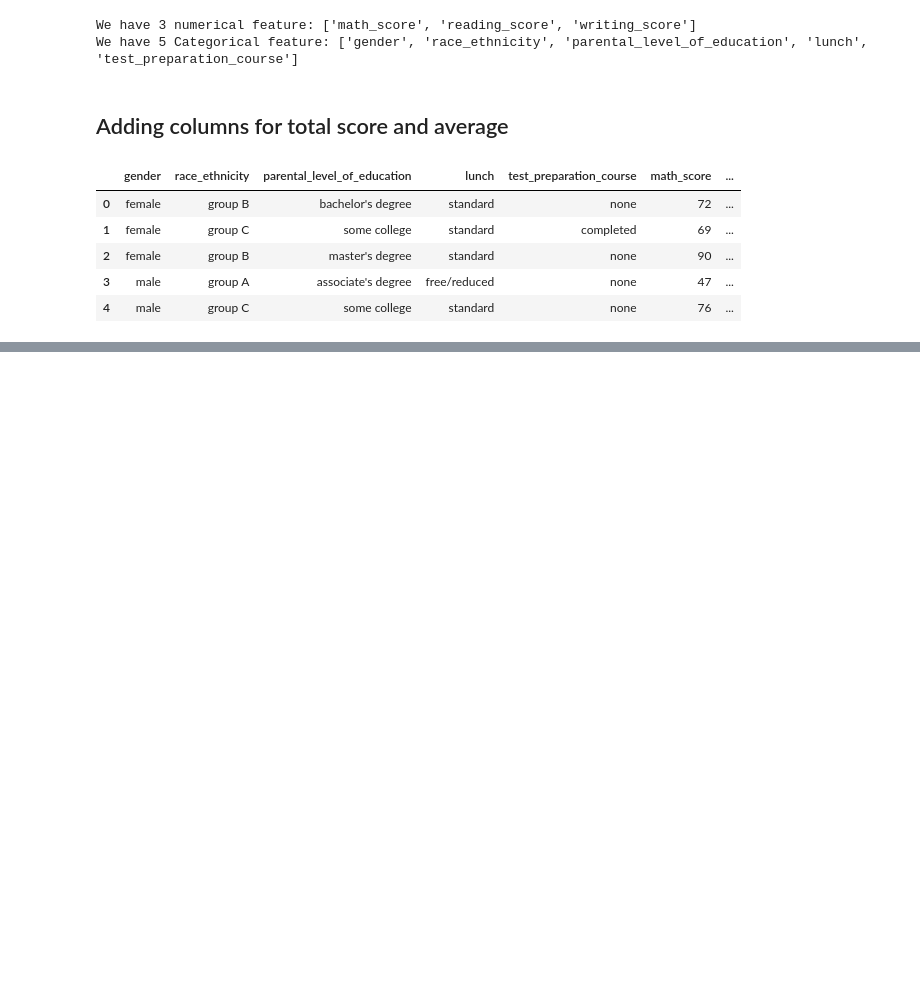
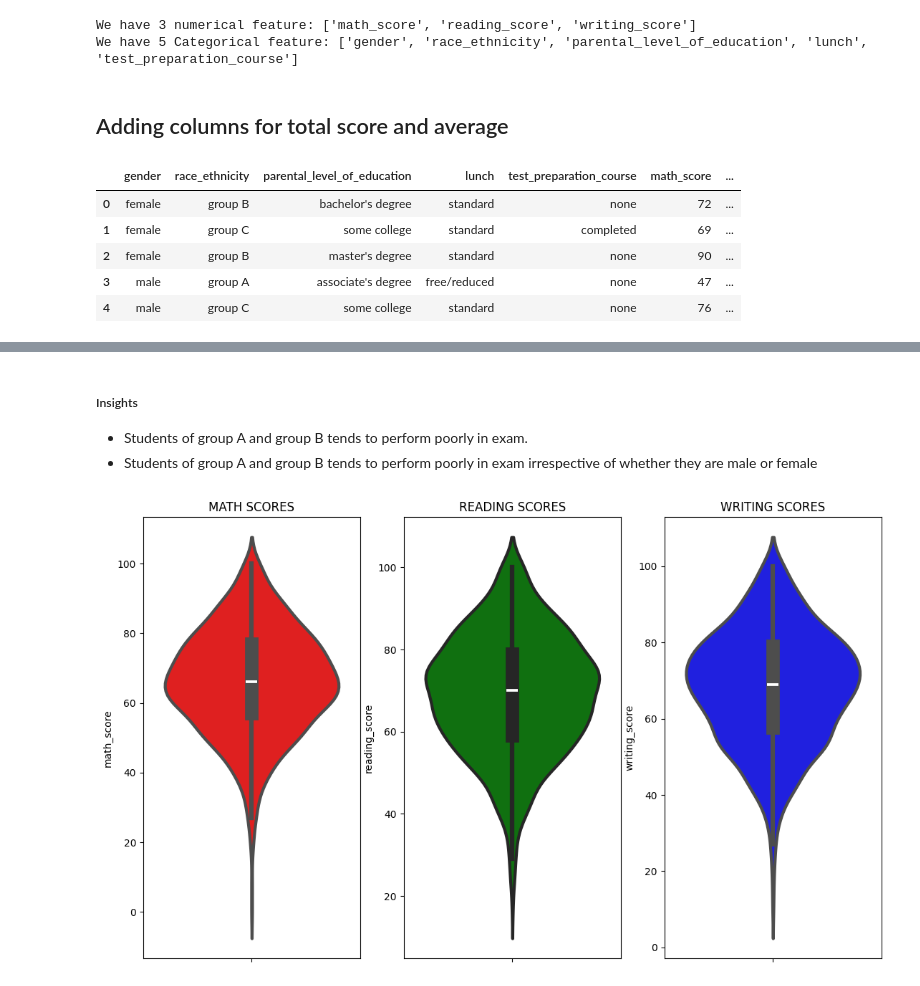
Before and after one commit to Aakash-7-7-7/ML_project_creation_guide, a Jupyter notebook: notebook/1._EDA_ON_STUDENT_PERFORMANCE.ipynb, the cells around one changed output, grey strips where cells are left out. Drawn from its saved outputs; the diff is of its cells as text; code cells hidden in the pictures; blank space fills up the shorter version.

```diff
--- a/notebook/1._EDA_ON_STUDENT_PERFORMANCE.ipynb
+++ b/notebook/1._EDA_ON_STUDENT_PERFORMANCE.ipynb
@@ -159,0 +216,19 @@ print(f'Number of Student getting full marks in reading: {read_full_mks}')
+# %% [markdown]
+#####  Insights
+- Students of group A and group B tends to perform poorly in exam.
+- Students of group A and group B tends to perform poorly in exam irrespective of whether they are male or female
+# %%
+
+plt.figure(figsize=(18,8))
+plt.subplot(1, 4, 1)
+plt.title('MATH SCORES')
+sns.violinplot(y='math_score',data=df,color='red',linewidth=3)
+plt.subplot(1, 4, 2)
+plt.title('READING SCORES')
+sns.violinplot(y='reading_score',data=df,color='green',linewidth=3)
+plt.subplot(1, 4, 3)
+plt.title('WRITING SCORES')
+sns.violinplot(y='writing_score',data=df,color='blue',linewidth=3)
+plt.show()
+# %% [output]
+[figure, added]
```
Also changed, not shown: parts of 26 cells of this notebook, 6 other files.
